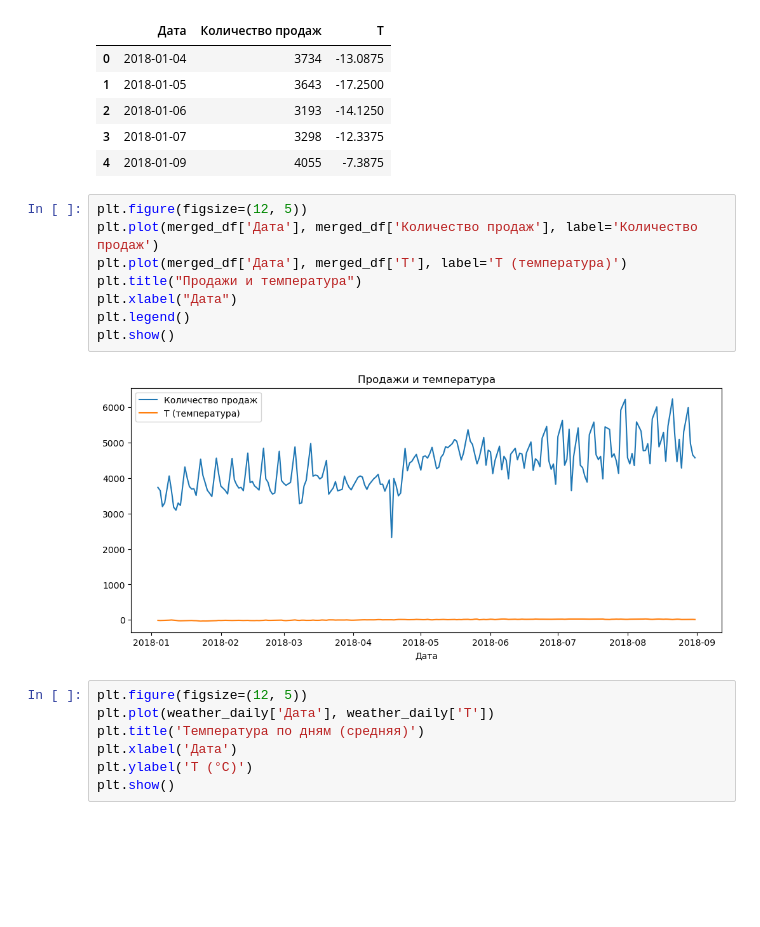
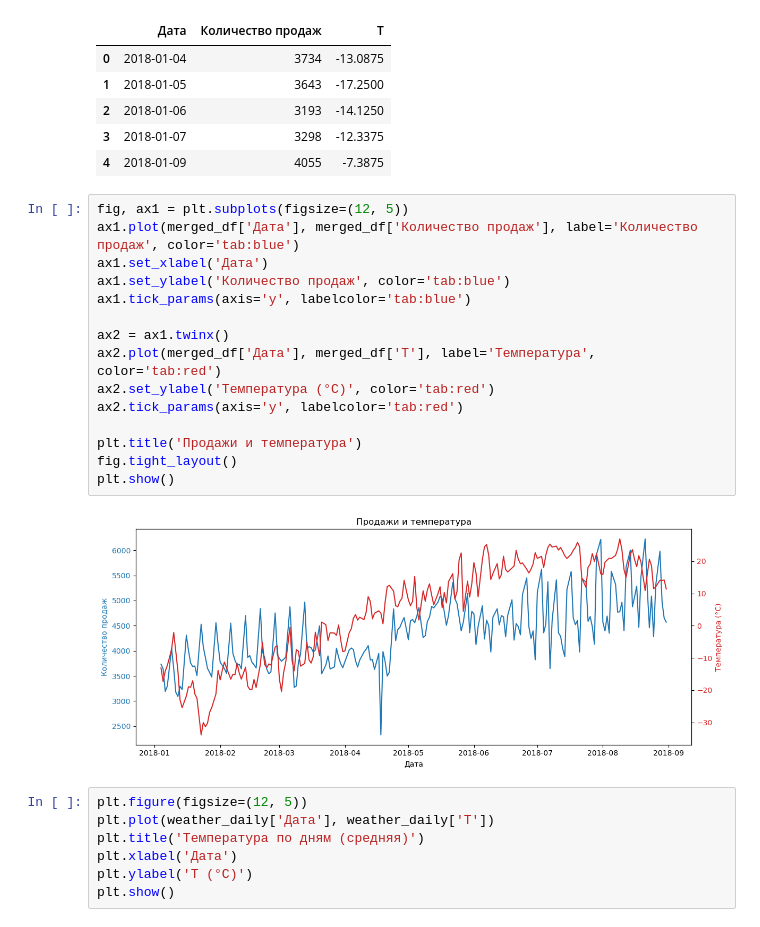
Before and after one commit to YuliyaKirey/Python-Final_project, a Jupyter notebook: Блок 3.ipynb, the cells around one changed output. Cells and saved outputs as stored; diff of their text form; blank space fills up the shorter version.

```diff
--- a/Блок 3.ipynb
+++ b/Блок 3.ipynb
@@ -187,16 +187,23 @@ merged_df.head()
 | 2 | 2018-01-06 | 3193 | -14.1250 |
 | 3 | 2018-01-07 | 3298 | -12.3375 |
 | 4 | 2018-01-09 | 4055 | -7.3875 |
-# %%
-plt.figure(figsize=(12, 5))
-plt.plot(merged_df['Дата'], merged_df['Количество продаж'], label='Количество продаж')
-plt.plot(merged_df['Дата'], merged_df['T'], label='T (температура)')
-plt.title("Продажи и температура")
-plt.xlabel("Дата")
-plt.legend()
-plt.show()
-# %% [output]
-[figure, removed]
+# %%
+fig, ax1 = plt.subplots(figsize=(12, 5))
+ax1.plot(merged_df['Дата'], merged_df['Количество продаж'], label='Количество продаж', color='tab:blue')
+ax1.set_xlabel('Дата')
+ax1.set_ylabel('Количество продаж', color='tab:blue')
+ax1.tick_params(axis='y', labelcolor='tab:blue')
+
+ax2 = ax1.twinx()
+ax2.plot(merged_df['Дата'], merged_df['T'], label='Температура', color='tab:red')
+ax2.set_ylabel('Температура (°C)', color='tab:red')
+ax2.tick_params(axis='y', labelcolor='tab:red')
+
+plt.title('Продажи и температура')
+fig.tight_layout()
+plt.show()
+# %% [output]
+[figure, added]
 # %%
 plt.figure(figsize=(12, 5))
 plt.plot(weather_daily['Дата'], weather_daily['T'])
```
